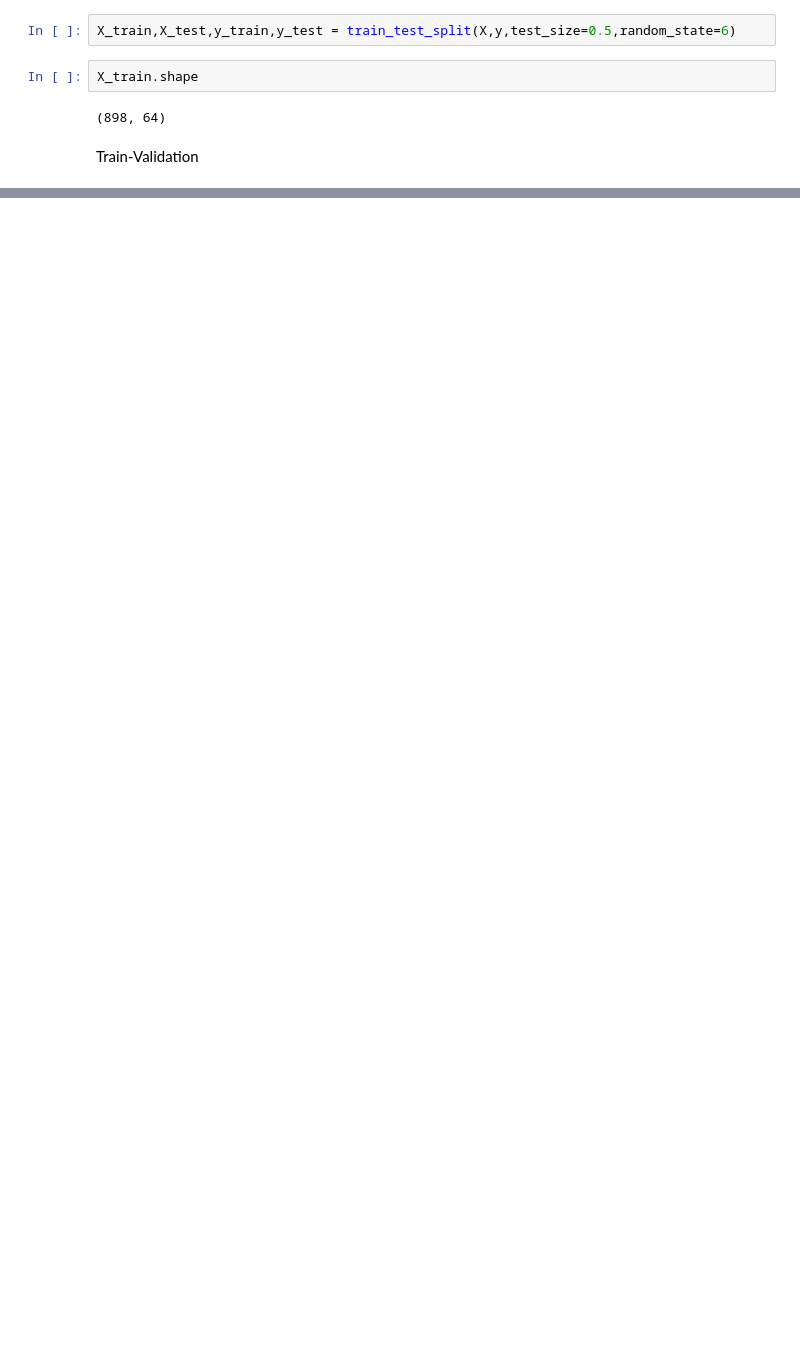
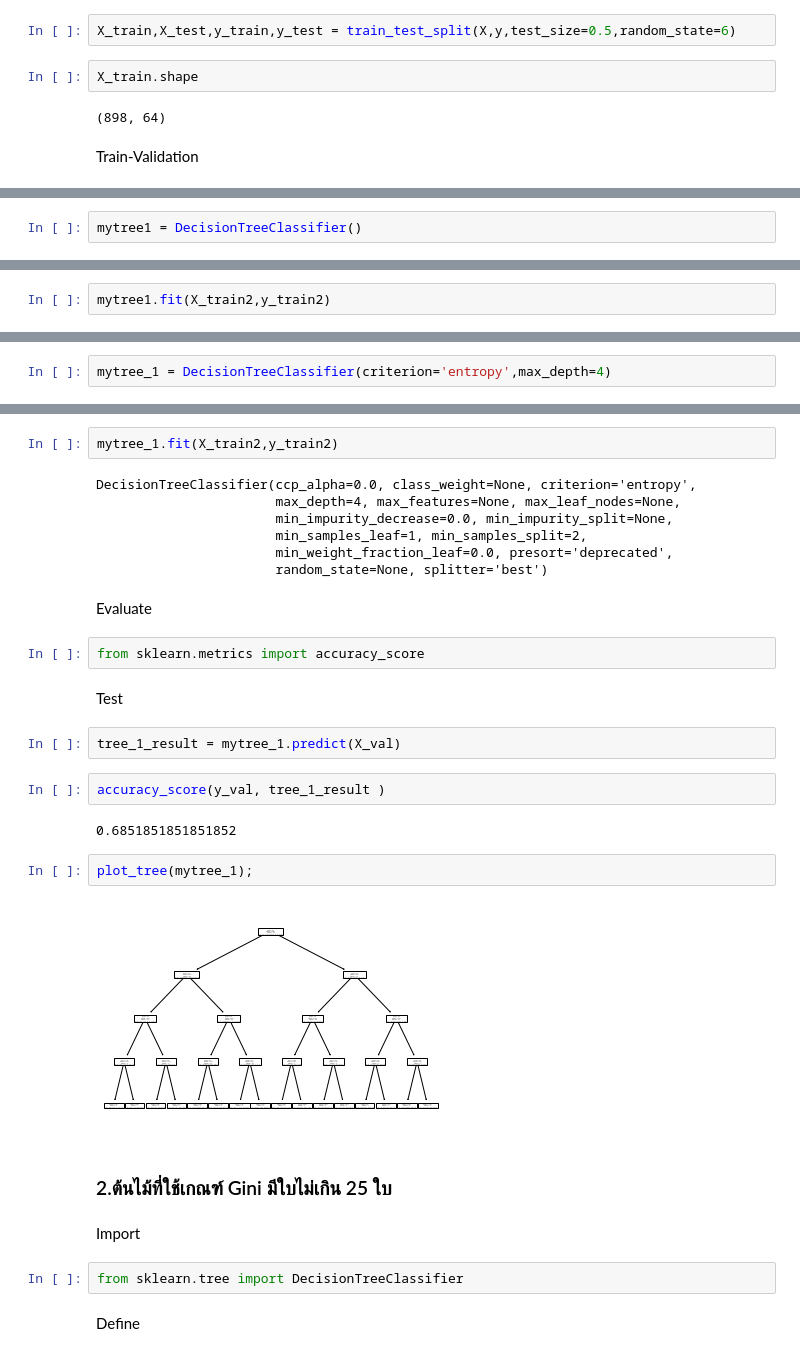
Before and after one commit to kittimaxz/DWDM21, a Jupyter notebook: Chapter7_Classification(Decision_Tree).ipynb, the cells around one changed output, grey strips where cells are left out. Saved outputs shown, nothing was run; the diff lists cells and outputs as text; blank space fills up the shorter version.

```diff
--- a/Chapter7_Classification(Decision_Tree).ipynb
+++ b/Chapter7_Classification(Decision_Tree).ipynb
@@ -180,0 +197,2 @@ X_train.shape
+# %%
+mytree1 = DecisionTreeClassifier()
@@ -180,0 +202,2 @@ X_train.shape
+# %%
+mytree1.fit(X_train2,y_train2)
@@ -180,0 +237,2 @@ X_train.shape
+# %%
+mytree_1 = DecisionTreeClassifier(criterion='entropy',max_depth=4)
@@ -180,0 +241,33 @@ X_train.shape
+# %%
+mytree_1.fit(X_train2,y_train2)
+# %% [output]
+DecisionTreeClassifier(ccp_alpha=0.0, class_weight=None, criterion='entropy',
+                       max_depth=4, max_features=None, max_leaf_nodes=None,
+                       min_impurity_decrease=0.0, min_impurity_split=None,
+                       min_samples_leaf=1, min_samples_split=2,
+                       min_weight_fraction_leaf=0.0, presort='deprecated',
+                       random_state=None, splitter='best')
+# %% [markdown]
+Evaluate
+# %%
+from sklearn.metrics import accuracy_score
+# %% [markdown]
+Test
+# %%
+tree_1_result = mytree_1.predict(X_val)
+# %%
+accuracy_score(y_val, tree_1_result )
+# %% [output]
+0.6851851851851852
+# %%
+plot_tree(mytree_1);
+# %% [output]
+[figure, added]
+# %% [markdown]
+### 2.ต้นไม้ที่ใช้เกณฑ์ Gini มีใบไม่เกิน 25 ใบ
+# %% [markdown]
+Import
+# %%
+from sklearn.tree import DecisionTreeClassifier
+# %% [markdown]
+Define
```
Also changed, not shown: parts of 65 cells of this notebook.
